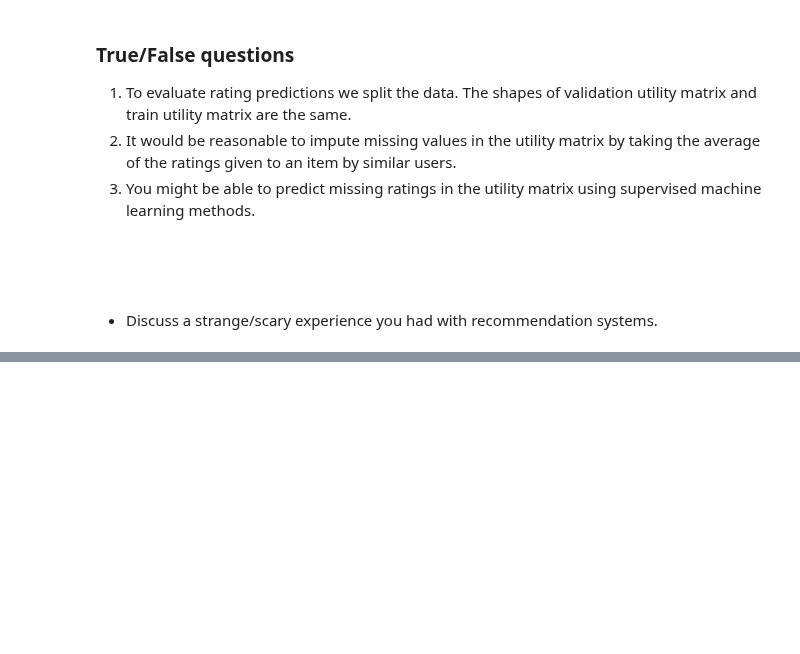
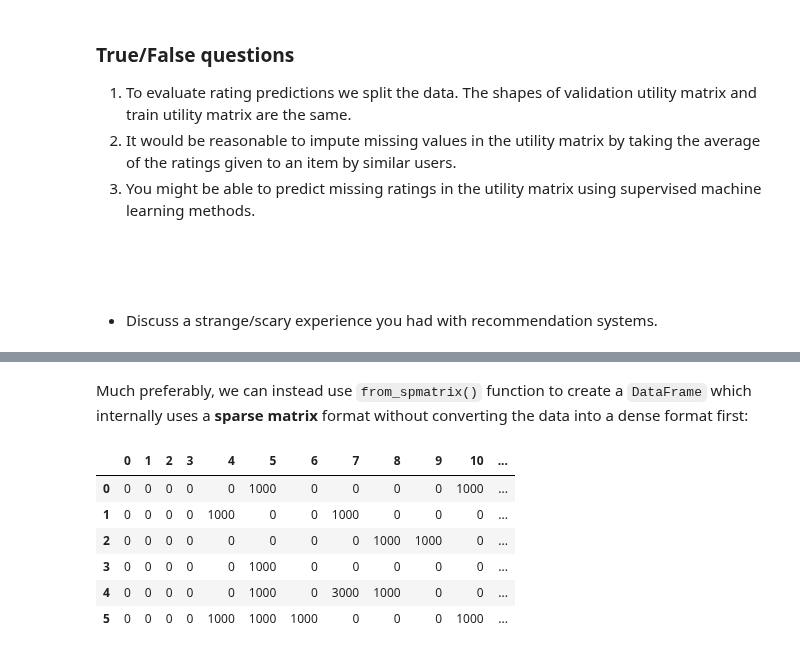
Before and after one commit to UBC-CS/cpsc330-2023s, a Jupyter notebook: lectures/15_recommender-systems.ipynb, the cells around one changed output, grey strips where cells are left out. Cells and saved outputs as stored; diff of their text form; code cells hidden in the pictures; blank space fills up the shorter version.

```diff
--- a/lectures/15_recommender-systems.ipynb
+++ b/lectures/15_recommender-systems.ipynb
@@ -1009,0 +1062,12 @@ $$\text{Precision at } N = \frac{r}{N}$$
+# %% [markdown]
+Much preferably, we can instead use `from_spmatrix()` function to create a `DataFrame` which internally uses a **sparse matrix** format without converting the data into a dense format first:
+# %%
+pd.DataFrame.sparse.from_spmatrix(coo_mat)  # notice we are not calling todense()
+# %% [output]
+|  | 0 | 1 | 2 | 3 | 4 | 5 | 6 | 7 | 8 | 9 | 10 | ... |
+| 0 | 0 | 0 | 0 | 0 | 0 | 1000 | 0 | 0 | 0 | 0 | 1000 | ... |
+| 1 | 0 | 0 | 0 | 0 | 1000 | 0 | 0 | 1000 | 0 | 0 | 0 | ... |
+| 2 | 0 | 0 | 0 | 0 | 0 | 0 | 0 | 0 | 1000 | 1000 | 0 | ... |
+| 3 | 0 | 0 | 0 | 0 | 0 | 1000 | 0 | 0 | 0 | 0 | 0 | ... |
+| 4 | 0 | 0 | 0 | 0 | 0 | 1000 | 0 | 3000 | 1000 | 0 | 0 | ... |
+| 5 | 0 | 0 | 0 | 0 | 1000 | 1000 | 1000 | 0 | 0 | 0 | 1000 | ... |
```
Also changed, not shown: parts of 48 cells of this notebook.
